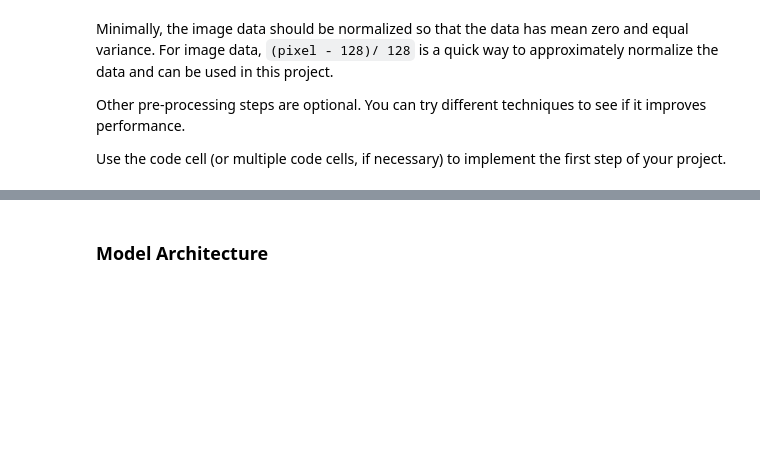
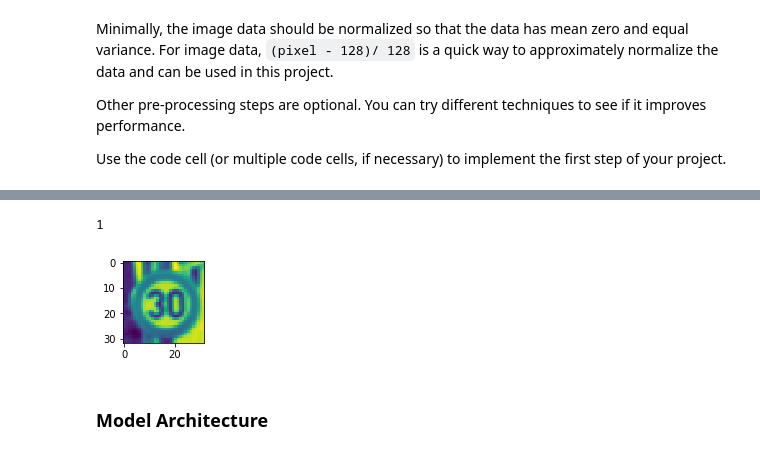
Before and after one commit to scollins83/CarND-Traffic-Sign-Classifier-Project, a Jupyter notebook: Traffic_Sign_Classifier_SEC.ipynb, the cells around one changed output, grey strips where cells are left out. Saved outputs shown, nothing was run; the diff lists cells and outputs as text; code cells hidden in the pictures; blank space fills up the shorter version.

```diff
--- a/Traffic_Sign_Classifier_SEC.ipynb
+++ b/Traffic_Sign_Classifier_SEC.ipynb
@@ -156,3 +174,12 @@ def normalize_image(image, norm_value=128):
 X_train = [normalize_image(img) for img in X_train]
 X_valid = [normalize_image(img) for img in X_valid]
 X_test = [normalize_image(img) for img in X_test]
+# %%
+image = X_train[2842].squeeze()
+
+plt.figure(figsize=(1.5,1.5))
+plt.imshow(image)
+print(y_train[2842])
+# %% [output]
+1
+[figure, added]
```
Also changed, not shown: parts of 31 cells of this notebook, 1 other file.
